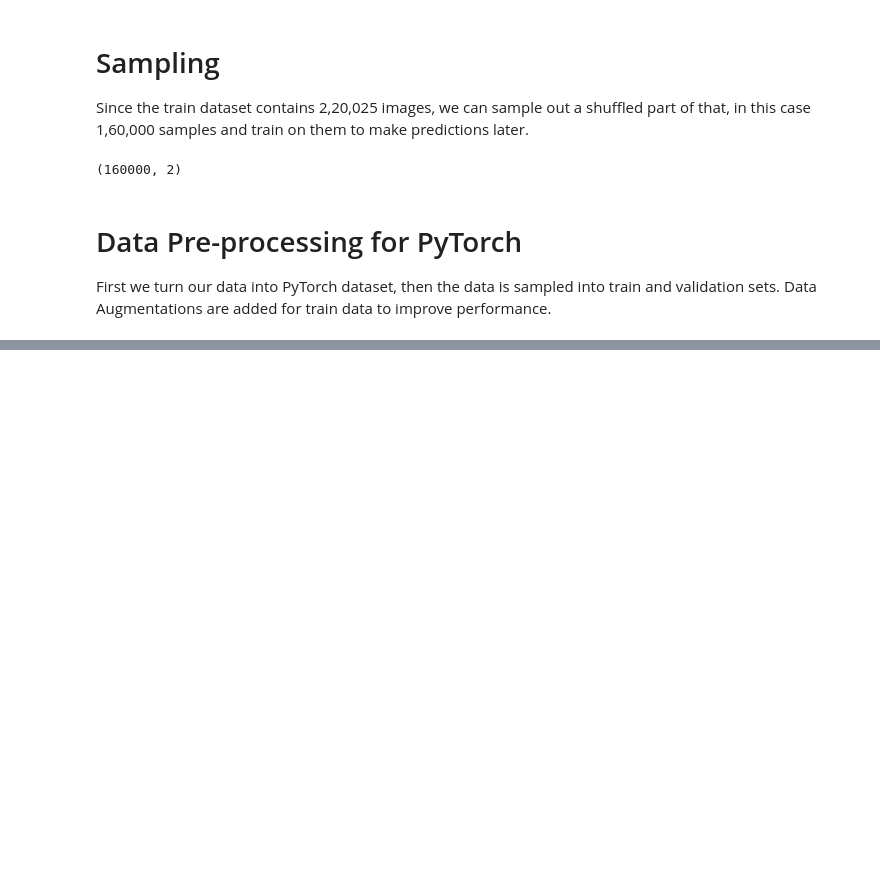
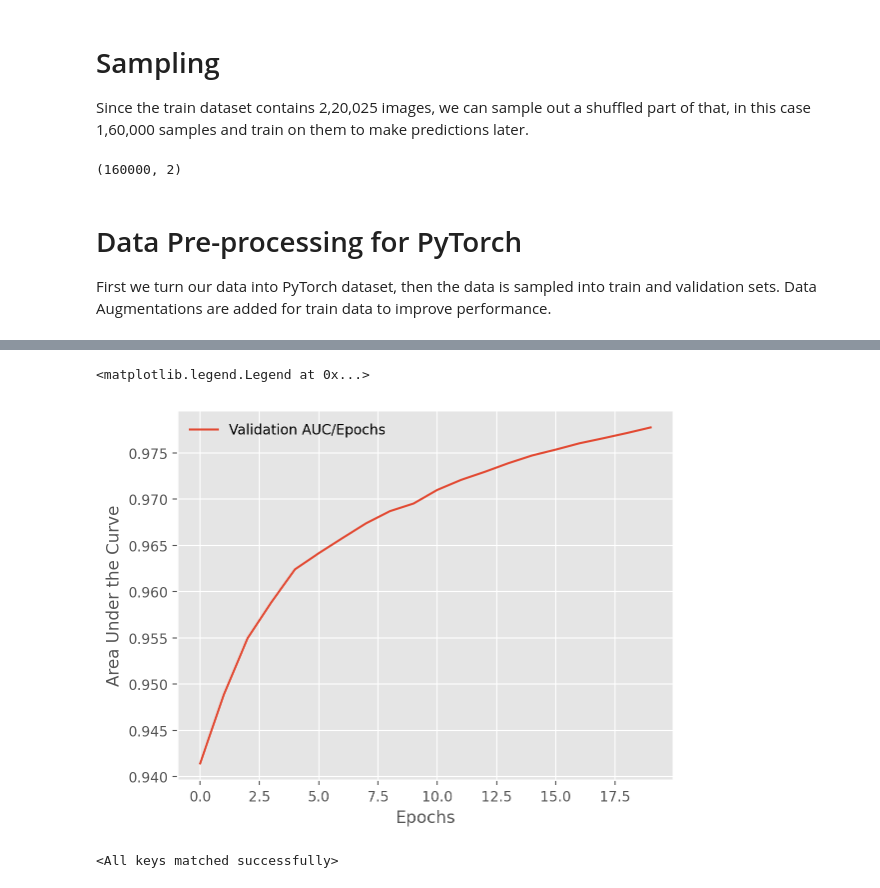
Before and after one commit to ArnabKumarRoy02/Histopathological-Cancer-Detection, a Jupyter notebook: cancer-detection.ipynb, the cells around one changed output, grey strips where cells are left out. Cells and saved outputs as stored; diff of their text form; code cells hidden in the pictures; blank space fills up the shorter version.

```diff
--- a/cancer-detection.ipynb
+++ b/cancer-detection.ipynb
@@ -169,0 +400,17 @@ test_loader = DataLoader(test_data, batch_size=batch_size,
+# %%
+%matplotlib inline
+%config InlineBackend.figure_format = 'retina'
+
+plt.plot(auc_epoch, label='Validation AUC/Epochs')
+plt.legend("")
+plt.xlabel("Epochs")
+plt.ylabel("Area Under the Curve")
+plt.legend(frameon=False)
+# %% [output]
+<matplotlib.legend.Legend at 0x...>
+[figure, added]
+# %%
+# Load Best parameters learned from training into our model to make predictions later
+model.load_state_dict(torch.load('/kaggle/working/best_model.pt'))
+# %% [output]
+<All keys matched successfully>
```
Also changed, not shown: parts of 10 cells of this notebook.
